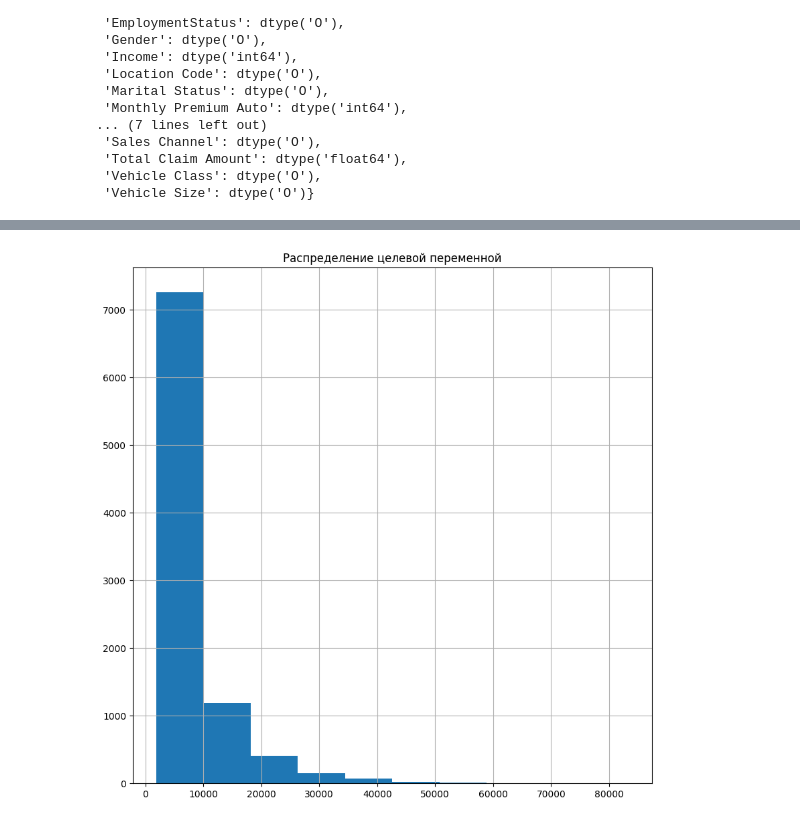
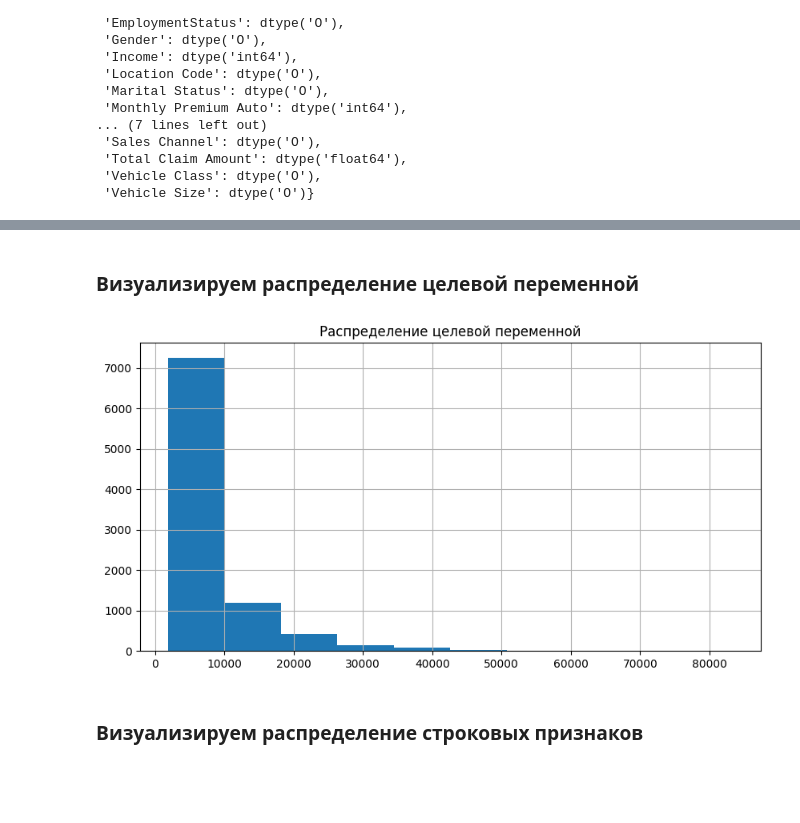
Before and after one commit to uc20100/Introduction-to-Data-Science, a Jupyter notebook: seminar_5/seminar_5.ipynb, the cells around one changed output, grey strips where cells are left out. Cells and saved outputs as stored; diff of their text form; code cells hidden in the pictures; blank space fills up the shorter version.

```diff
--- a/seminar_5/seminar_5.ipynb
+++ b/seminar_5/seminar_5.ipynb
@@ -255,9 +280,13 @@ for i, col in enumerate(num_cols):
+# %% [markdown]
+### Визуализируем распределение целевой переменной
 # %%
-plt.figure(figsize = (10, 10))
+plt.figure(figsize = (10, 5))
 plt.title('Распределение целевой переменной')
 train_data['Customer Lifetime Value'].hist()
 
 plt.show()
 # %% [output]
-[figure, old version]
+[figure, new version]
+# %% [markdown]
+### Визуализируем распределение строковых признаков
 # %%
```
Also changed, not shown: parts of 50 cells of this notebook.
